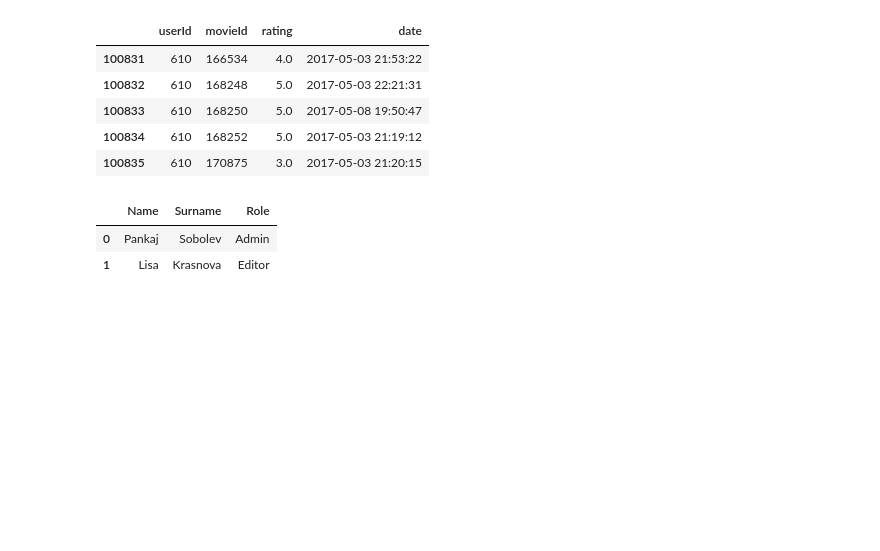
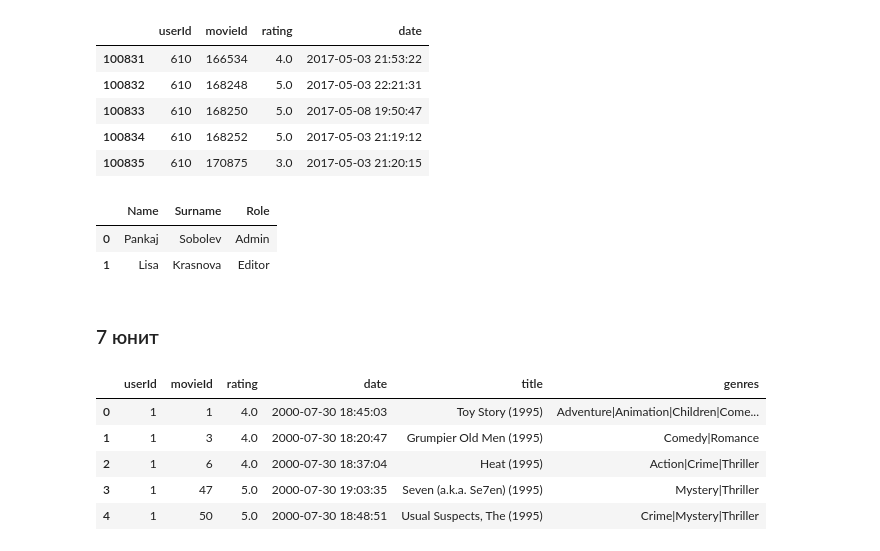
Before and after one commit to thetitorenko/sf_dspr_code, a Jupyter notebook: 01-block/05-python_12/05-python_12.ipynb, the cells around one changed output. Saved outputs shown, nothing was run; the diff lists cells and outputs as text; code cells hidden in the pictures; blank space fills up the shorter version.

```diff
--- a/01-block/05-python_12/05-python_12.ipynb
+++ b/01-block/05-python_12/05-python_12.ipynb
@@ -684,3 +684,20 @@ def concat_user_files(path):
     result_df = result_df.drop(['numeric_id'], axis=1)
 
     return result_df
+# %% [markdown]
+### 7 юнит
+# %%
+# Объединяем таблицы по ключу movieId с помощью метода join
+joined = ratings_dates.join(
+    other=movies.set_index('movieId'),
+    how='left',
+    on='movieId')
+
+joined.head()
+# %% [output]
+|  | userId | movieId | rating | date | title | genres |
+| 0 | 1 | 1 | 4.0 | 2000-07-30 18:45:03 | Toy Story (1995) | Adventure|Animation|Children|Come... |
+| 1 | 1 | 3 | 4.0 | 2000-07-30 18:20:47 | Grumpier Old Men (1995) | Comedy|Romance |
+| 2 | 1 | 6 | 4.0 | 2000-07-30 18:37:04 | Heat (1995) | Action|Crime|Thriller |
+| 3 | 1 | 47 | 5.0 | 2000-07-30 19:03:35 | Seven (a.k.a. Se7en) (1995) | Mystery|Thriller |
+| 4 | 1 | 50 | 5.0 | 2000-07-30 18:48:51 | Usual Suspects, The (1995) | Crime|Mystery|Thriller |
```
Also changed, not shown: parts of 20 cells of this notebook, 3 other files.
